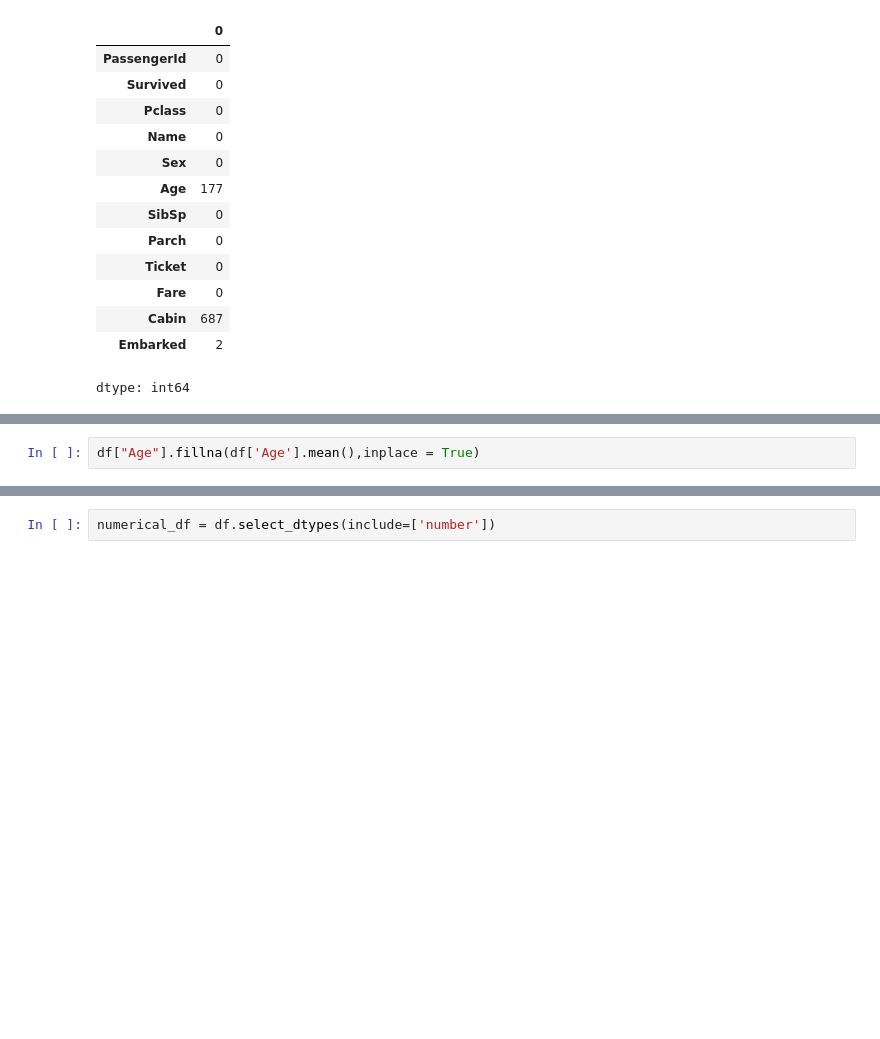
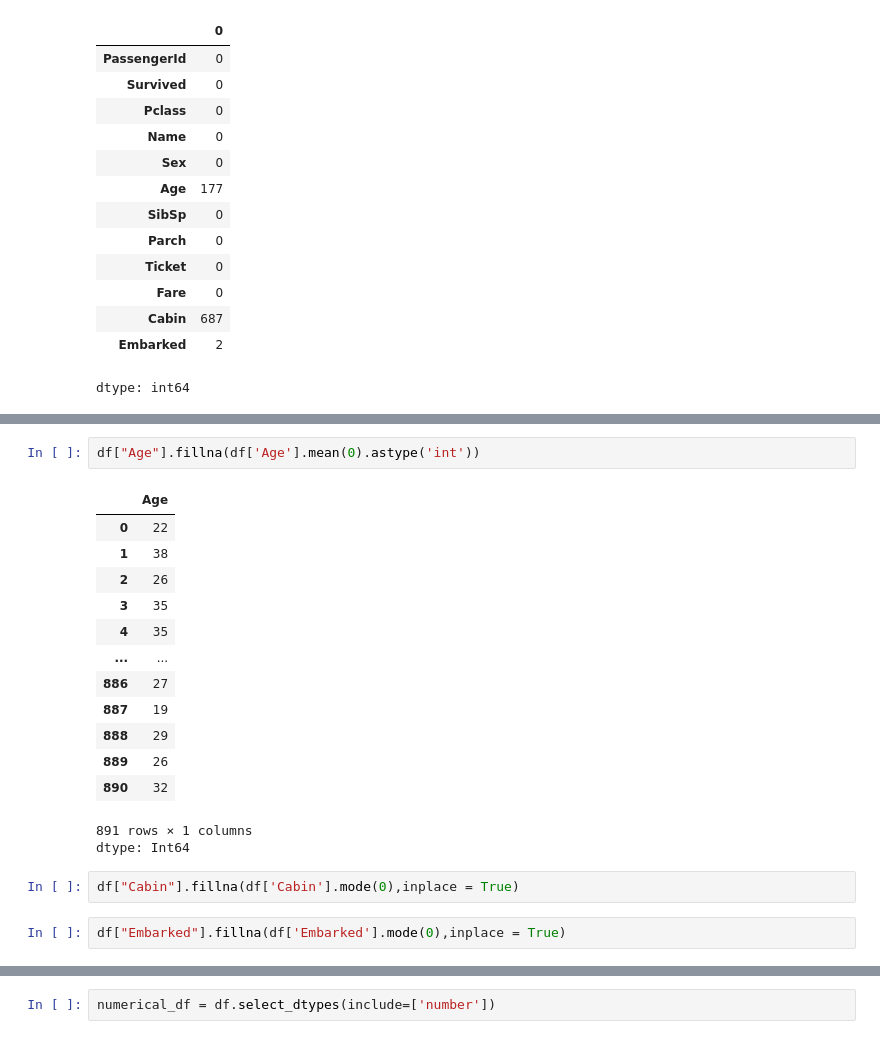
Before and after one commit to kujaharuka/free, a Jupyter notebook: Fillna.ipynb, the cells around one changed output, grey strips where cells are left out. Cells and saved outputs as stored; diff of their text form; blank space fills up the shorter version.

```diff
--- a/Fillna.ipynb
+++ b/Fillna.ipynb
@@ -88,5 +87,24 @@ df.isnull()
 # %%
-df["Age"].fillna(df['Age'].mean(),inplace = True)
+df["Age"].fillna(df['Age'].mean(0).astype('int'))
+# %% [output]
+|  | Age |
+| 0 | 22 |
+| 1 | 38 |
+| 2 | 26 |
+| 3 | 35 |
+| 4 | 35 |
+| ... | ... |
+| 886 | 27 |
+| 887 | 19 |
+| 888 | 29 |
+| 889 | 26 |
+| 890 | 32 |
+891 rows × 1 columns
+dtype: Int64
+# %%
+df["Cabin"].fillna(df['Cabin'].mode(0),inplace = True)
+# %%
+df["Embarked"].fillna(df['Embarked'].mode(0),inplace = True)
 # %%
 df['Name'].head()
 # %% [output]
```
Also changed, not shown: parts of 4 cells of this notebook.
